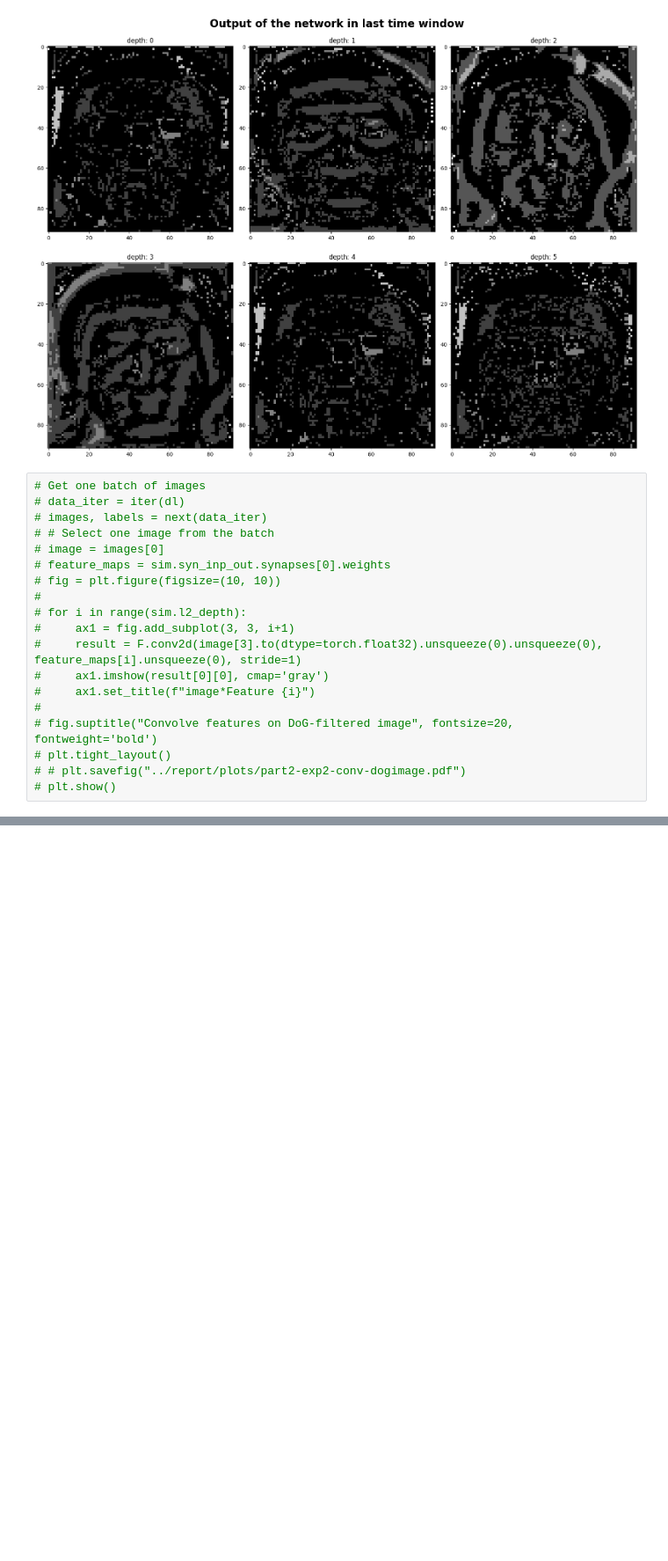
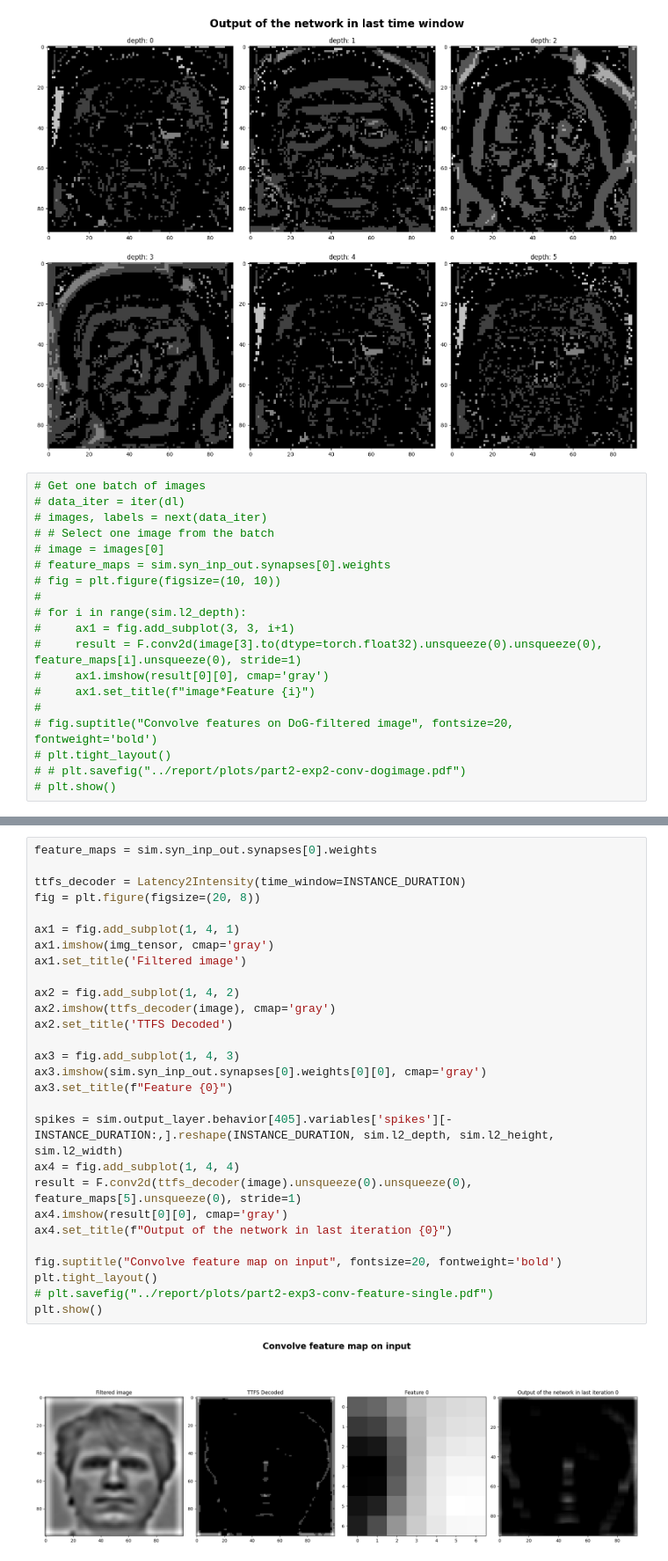
Before and after one commit to Amir-Entezari/neuroscience-convolutional-spiking-neural-network, a Jupyter notebook: notebooks/part2.ipynb, the cells around one changed output, grey strips where cells are left out. Shown at 88% size. Saved outputs shown, nothing was run; the diff lists cells and outputs as text; blank space fills up the shorter version.

```diff
--- a/notebooks/part2.ipynb
+++ b/notebooks/part2.ipynb
@@ -673,0 +745,30 @@ plt.show()
+# %%
+feature_maps = sim.syn_inp_out.synapses[0].weights
+
+ttfs_decoder = Latency2Intensity(time_window=INSTANCE_DURATION)
+fig = plt.figure(figsize=(20, 8))
+
+ax1 = fig.add_subplot(1, 4, 1)
+ax1.imshow(img_tensor, cmap='gray')
+ax1.set_title('Filtered image')
+
+ax2 = fig.add_subplot(1, 4, 2)
+ax2.imshow(ttfs_decoder(image), cmap='gray')
+ax2.set_title('TTFS Decoded')
+
+ax3 = fig.add_subplot(1, 4, 3)
+ax3.imshow(sim.syn_inp_out.synapses[0].weights[0][0], cmap='gray')
+ax3.set_title(f"Feature {0}")
+
+spikes = sim.output_layer.behavior[405].variables['spikes'][-INSTANCE_DURATION:,].reshape(INSTANCE_DURATION, sim.l2_depth, sim.l2_height, sim.l2_width)
+ax4 = fig.add_subplot(1, 4, 4)
+result = F.conv2d(ttfs_decoder(image).unsqueeze(0).unsqueeze(0), feature_maps[5].unsqueeze(0), stride=1)
+ax4.imshow(result[0][0], cmap='gray')
+ax4.set_title(f"Output of the network in last iteration {0}")
+
+fig.suptitle("Convolve feature map on input", fontsize=20, fontweight='bold')
+plt.tight_layout()
+# plt.savefig("../report/plots/part2-exp3-conv-feature-single.pdf")
+plt.show()
+# %% [output]
+[figure, added]
```
Also changed, not shown: parts of 8 cells of this notebook.
